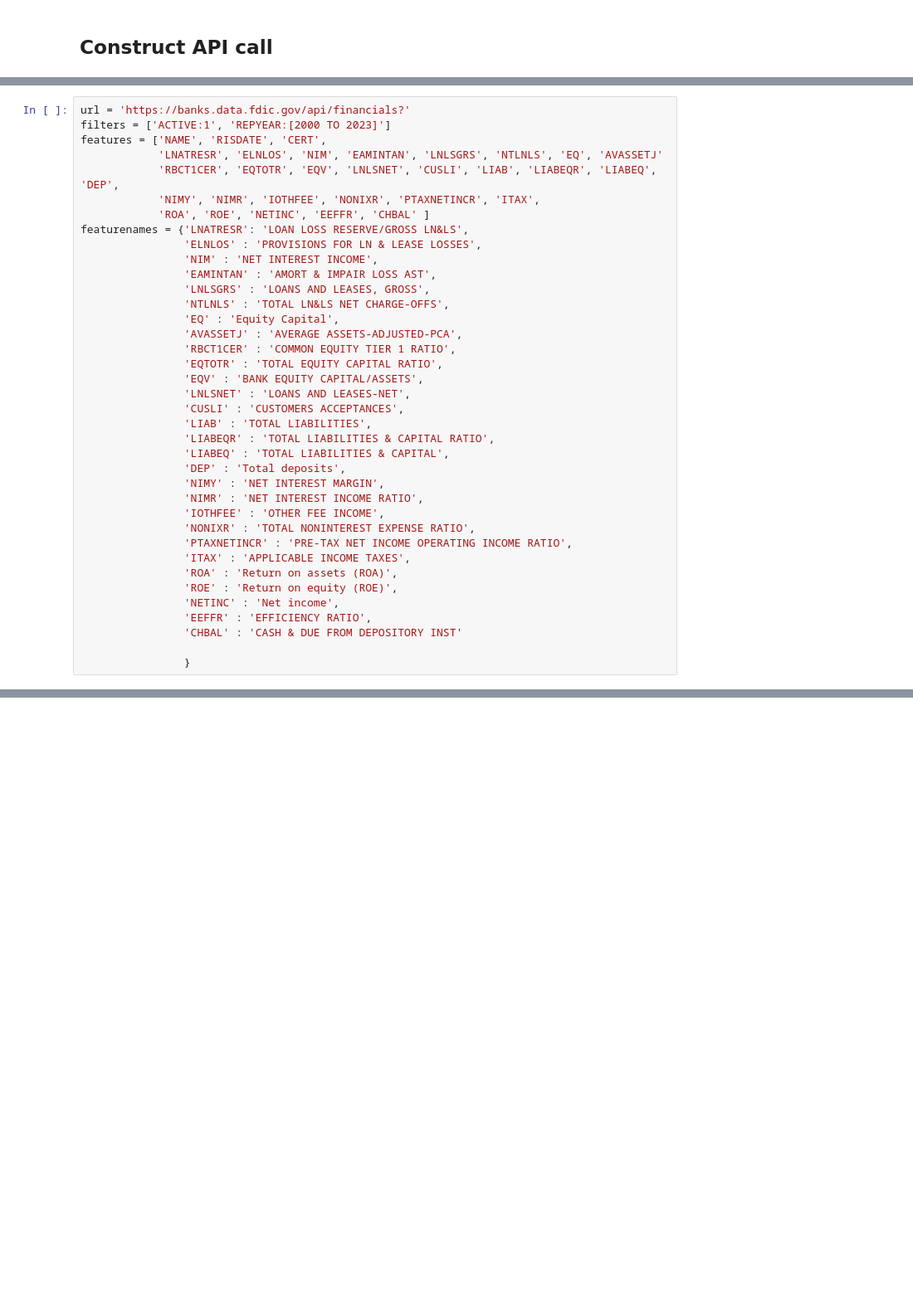
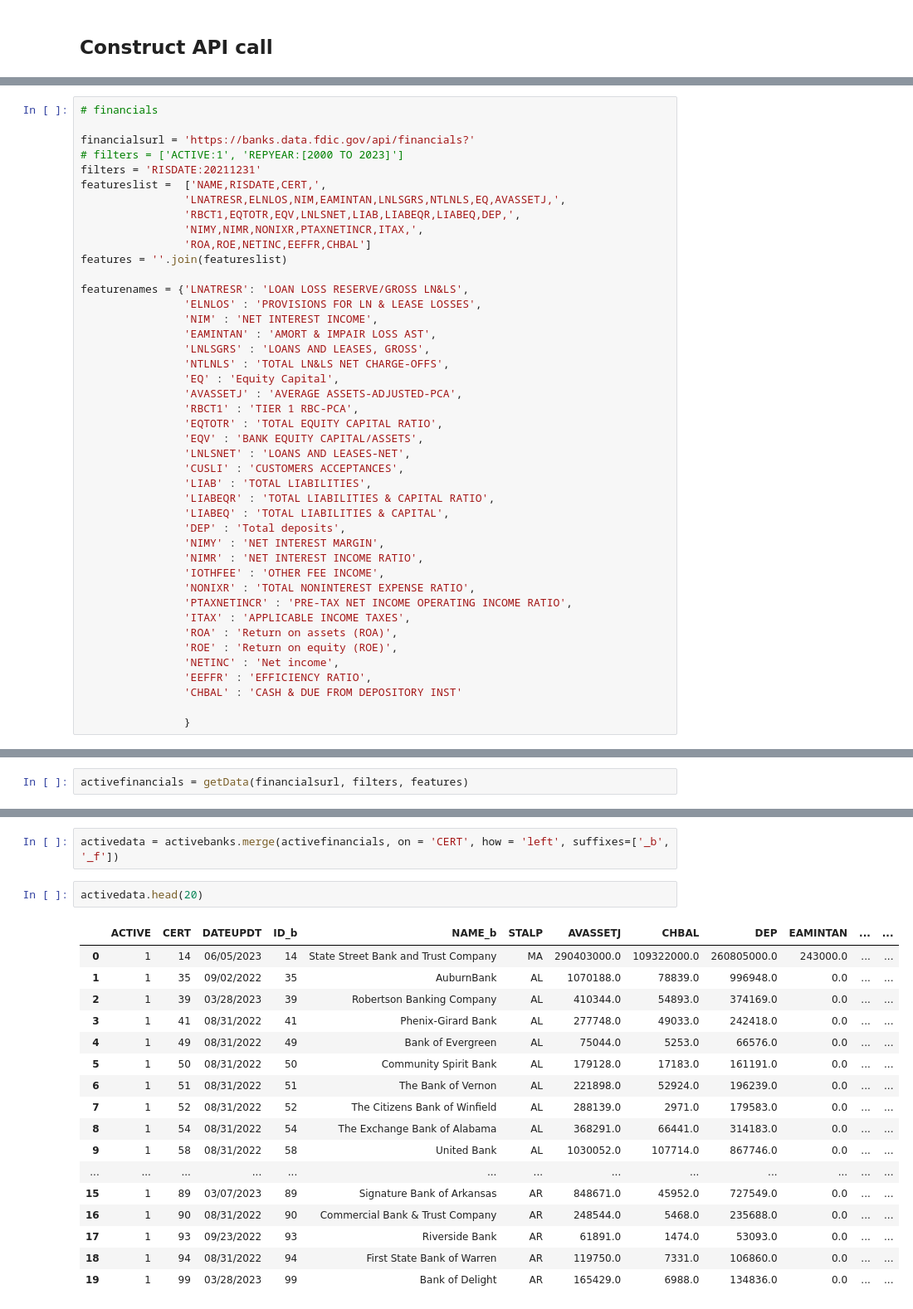
Before and after one commit to joeyio/bank-sentinel, a Jupyter notebook: extract.ipynb, the cells around one changed output, grey strips where cells are left out. Shown at 83% size. Saved outputs shown, nothing was run; the diff lists cells and outputs as text; blank space fills up the shorter version.

Commit message:
working df joins

```diff
--- a/extract.ipynb
+++ b/extract.ipynb
@@ -60,11 +63,16 @@ activebanks.describe()
 # %%
-url = 'https://banks.data.fdic.gov/api/financials?'
-filters = ['ACTIVE:1', 'REPYEAR:[2000 TO 2023]']
-features = ['NAME', 'RISDATE', 'CERT',
-            'LNATRESR', 'ELNLOS', 'NIM', 'EAMINTAN', 'LNLSGRS', 'NTLNLS', 'EQ', 'AVASSETJ'
-            'RBCT1CER', 'EQTOTR', 'EQV', 'LNLSNET', 'CUSLI', 'LIAB', 'LIABEQR', 'LIABEQ', 'DEP',
-            'NIMY', 'NIMR', 'IOTHFEE', 'NONIXR', 'PTAXNETINCR', 'ITAX',
-            'ROA', 'ROE', 'NETINC', 'EEFFR', 'CHBAL' ]
+# financials
+
+financialsurl = 'https://banks.data.fdic.gov/api/financials?'
+# filters = ['ACTIVE:1', 'REPYEAR:[2000 TO 2023]']
+filters = 'RISDATE:20211231'
+featureslist =  ['NAME,RISDATE,CERT,',
+                'LNATRESR,ELNLOS,NIM,EAMINTAN,LNLSGRS,NTLNLS,EQ,AVASSETJ,',
+                'RBCT1,EQTOTR,EQV,LNLSNET,LIAB,LIABEQR,LIABEQ,DEP,',
+                'NIMY,NIMR,NONIXR,PTAXNETINCR,ITAX,',
+                'ROA,ROE,NETINC,EEFFR,CHBAL']
+features = ''.join(featureslist)
+
 featurenames = {'LNATRESR': 'LOAN LOSS RESERVE/GROSS LN&LS',
                 'ELNLOS' : 'PROVISIONS FOR LN & LEASE LOSSES',
                 'NIM' : 'NET INTEREST INCOME',
@@ -73,7 +81,7 @@ featurenames = {'LNATRESR': 'LOAN LOSS RESERVE/GROSS LN&LS',
                 'NTLNLS' : 'TOTAL LN&LS NET CHARGE-OFFS',
                 'EQ' : 'Equity Capital',
                 'AVASSETJ' : 'AVERAGE ASSETS-ADJUSTED-PCA',
-                'RBCT1CER' : 'COMMON EQUITY TIER 1 RATIO',
+                'RBCT1' : 'TIER 1 RBC-PCA',
                 'EQTOTR' : 'TOTAL EQUITY CAPITAL RATIO',
                 'EQV' : 'BANK EQUITY CAPITAL/ASSETS',
                 'LNLSNET' : 'LOANS AND LEASES-NET',
@@ -113,0 +106,2 @@ KeyError: "None of [Index(['CERT', 'NAME', 'RISDATE'], dtype='object')] are in t
+# %%
+activefinancials = getData(financialsurl, filters, features)
@@ -113,0 +122,22 @@ KeyError: "None of [Index(['CERT', 'NAME', 'RISDATE'], dtype='object')] are in t
+# %%
+activedata = activebanks.merge(activefinancials, on = 'CERT', how = 'left', suffixes=['_b', '_f'])
+# %%
+activedata.head(20)
+# %% [output]
+|  | ACTIVE | CERT | DATEUPDT | ID_b | NAME_b | STALP | AVASSETJ | CHBAL | DEP | EAMINTAN | ... | ... |
+| 0 | 1 | 14 | 06/05/2023 | 14 | State Street Bank and Trust Company | MA | 290403000.0 | 109322000.0 | 260805000.0 | 243000.0 | ... | ... |
+| 1 | 1 | 35 | 09/02/2022 | 35 | AuburnBank | AL | 1070188.0 | 78839.0 | 996948.0 | 0.0 | ... | ... |
+| 2 | 1 | 39 | 03/28/2023 | 39 | Robertson Banking Company | AL | 410344.0 | 54893.0 | 374169.0 | 0.0 | ... | ... |
+| 3 | 1 | 41 | 08/31/2022 | 41 | Phenix-Girard Bank | AL | 277748.0 | 49033.0 | 242418.0 | 0.0 | ... | ... |
+| 4 | 1 | 49 | 08/31/2022 | 49 | Bank of Evergreen | AL | 75044.0 | 5253.0 | 66576.0 | 0.0 | ... | ... |
+| 5 | 1 | 50 | 08/31/2022 | 50 | Community Spirit Bank | AL | 179128.0 | 17183.0 | 161191.0 | 0.0 | ... | ... |
+| 6 | 1 | 51 | 08/31/2022 | 51 | The Bank of Vernon | AL | 221898.0 | 52924.0 | 196239.0 | 0.0 | ... | ... |
+| 7 | 1 | 52 | 08/31/2022 | 52 | The Citizens Bank of Winfield | AL | 288139.0 | 2971.0 | 179583.0 | 0.0 | ... | ... |
+| 8 | 1 | 54 | 08/31/2022 | 54 | The Exchange Bank of Alabama | AL | 368291.0 | 66441.0 | 314183.0 | 0.0 | ... | ... |
+| 9 | 1 | 58 | 08/31/2022 | 58 | United Bank | AL | 1030052.0 | 107714.0 | 867746.0 | 0.0 | ... | ... |
+| ... | ... | ... | ... | ... | ... | ... | ... | ... | ... | ... | ... | ... |
+| 15 | 1 | 89 | 03/07/2023 | 89 | Signature Bank of Arkansas | AR | 848671.0 | 45952.0 | 727549.0 | 0.0 | ... | ... |
+| 16 | 1 | 90 | 08/31/2022 | 90 | Commercial Bank & Trust Company | AR | 248544.0 | 5468.0 | 235688.0 | 0.0 | ... | ... |
+| 17 | 1 | 93 | 09/23/2022 | 93 | Riverside Bank | AR | 61891.0 | 1474.0 | 53093.0 | 0.0 | ... | ... |
+| 18 | 1 | 94 | 08/31/2022 | 94 | First State Bank of Warren | AR | 119750.0 | 7331.0 | 106860.0 | 0.0 | ... | ... |
+| 19 | 1 | 99 | 03/28/2023 | 99 | Bank of Delight | AR | 165429.0 | 6988.0 | 134836.0 | 0.0 | ... | ... |
```
Also changed, not shown: parts of 18 cells of this notebook.
